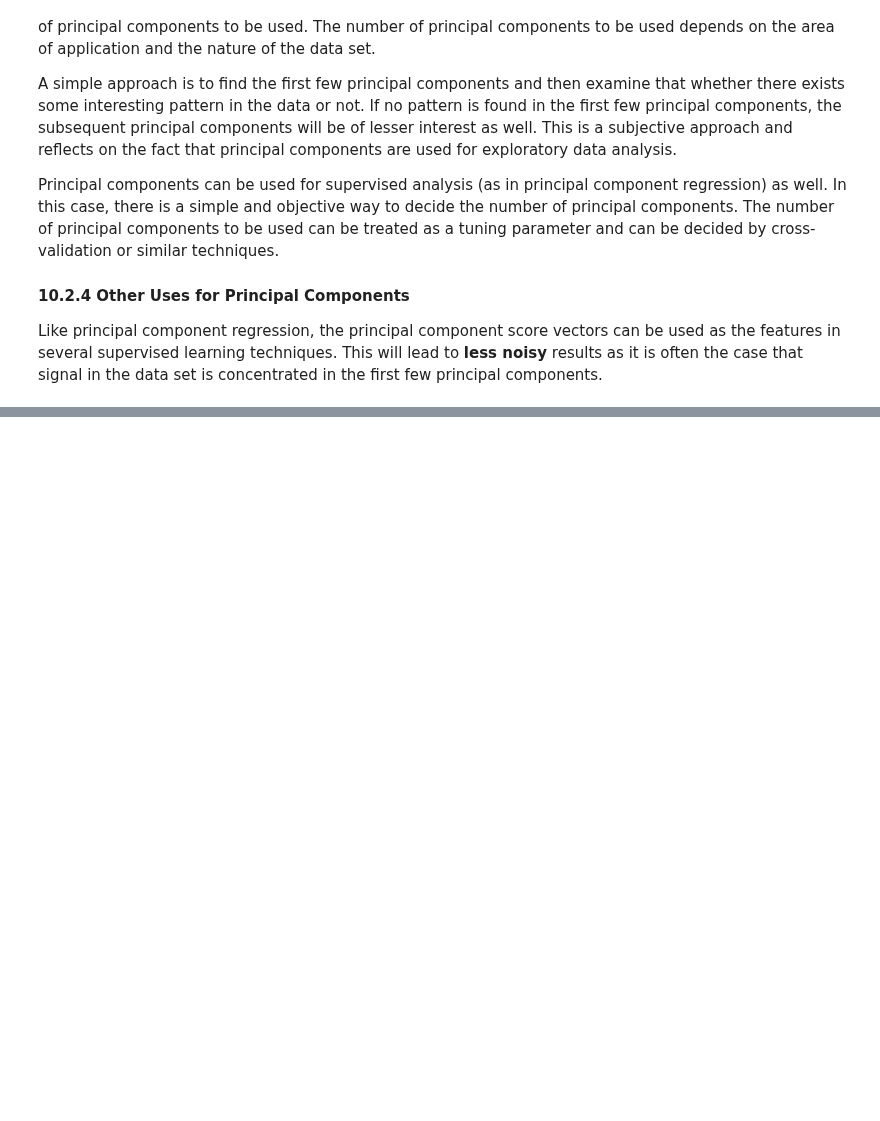
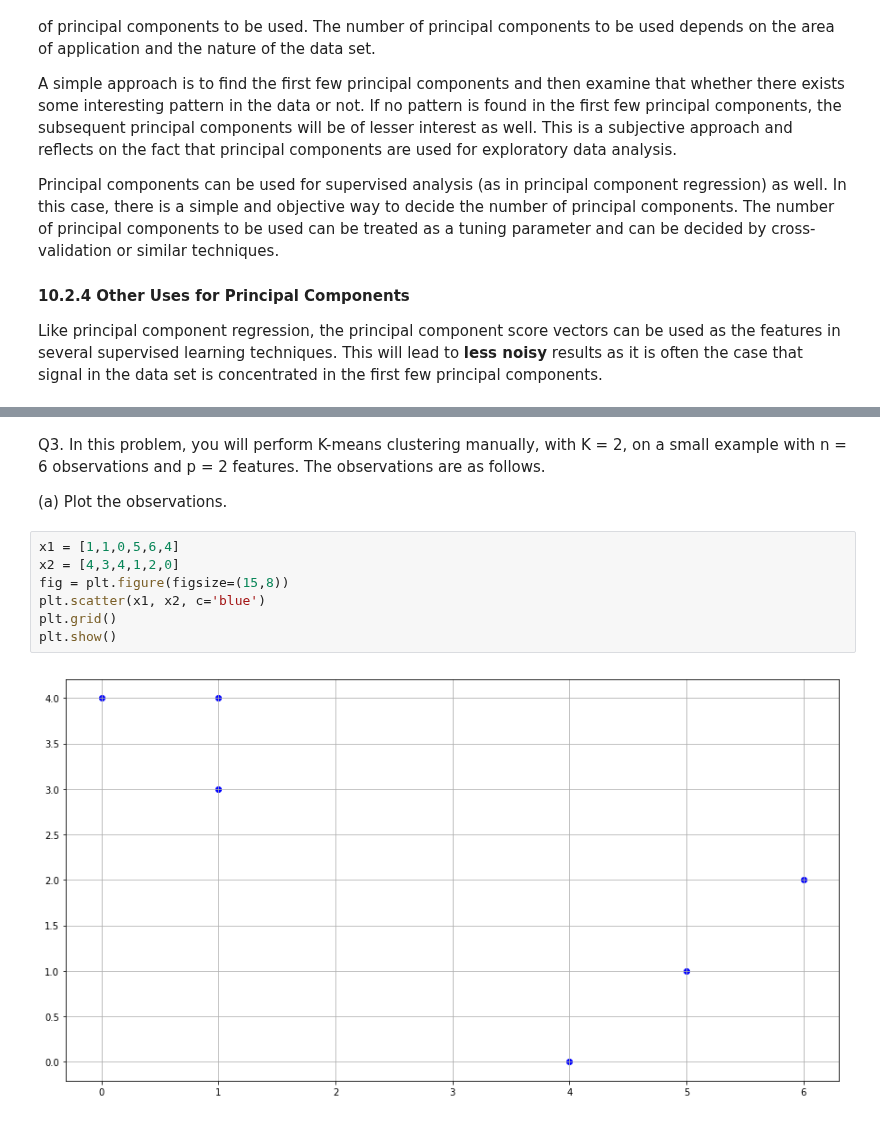
Before and after one commit to amitrajan012/Introduction-to-Statistical-Learning, a Jupyter notebook: Unsupervised Learning.ipynb, the cells around one changed output, grey strips where cells are left out. Saved outputs shown, nothing was run; the diff lists cells and outputs as text; blank space fills up the shorter version.

```diff
--- a/Unsupervised Learning.ipynb
+++ b/Unsupervised Learning.ipynb
@@ -175,0 +274,13 @@ In the clustering process, there may arise a case when some outliers, which shou
+# %% [markdown]
+Q3. In this problem, you will perform K-means clustering manually, with K = 2, on a small example with n = 6 observations and p = 2 features. The observations are as follows.
+
+(a) Plot the observations.
+# %%
+x1 = [1,1,0,5,6,4]
+x2 = [4,3,4,1,2,0]
+fig = plt.figure(figsize=(15,8))
+plt.scatter(x1, x2, c='blue')
+plt.grid()
+plt.show()
+# %% [output]
+[figure, added]
```
Also changed, not shown: parts of 50 cells of this notebook.
